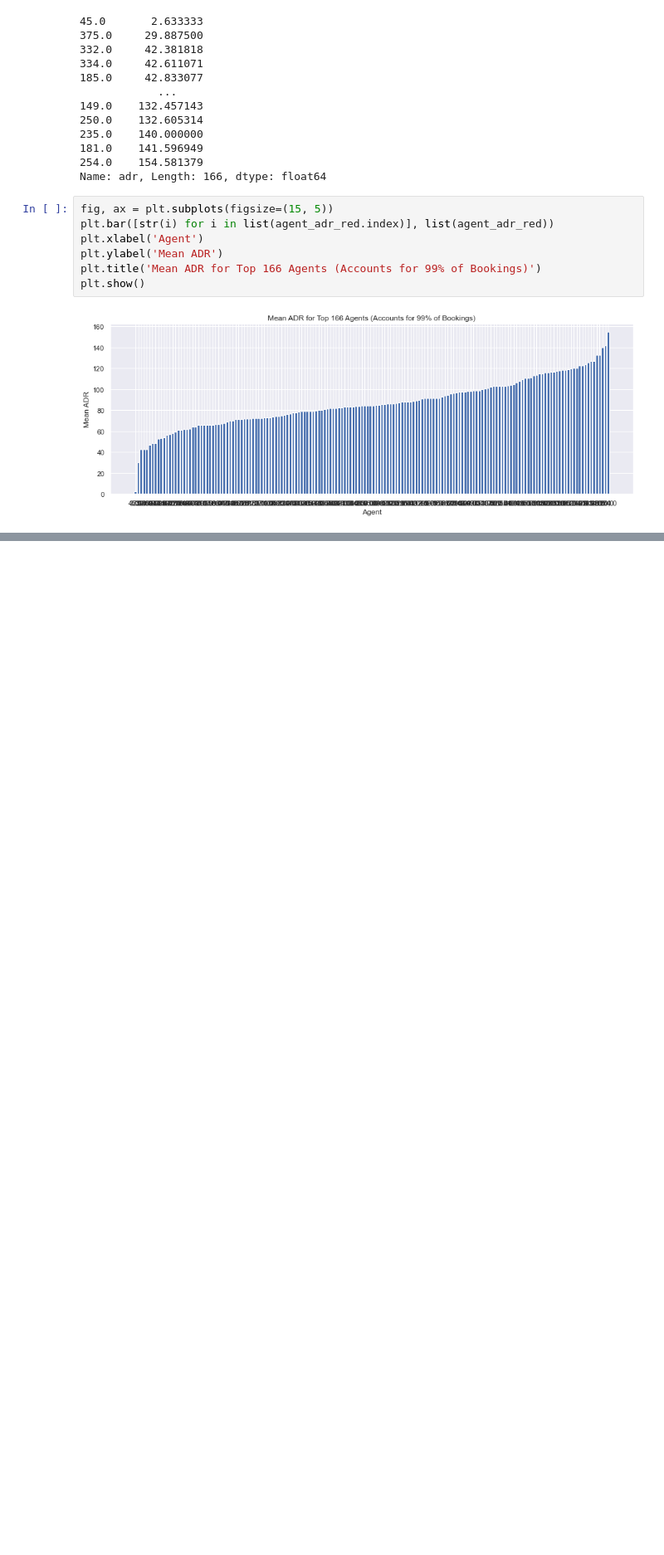
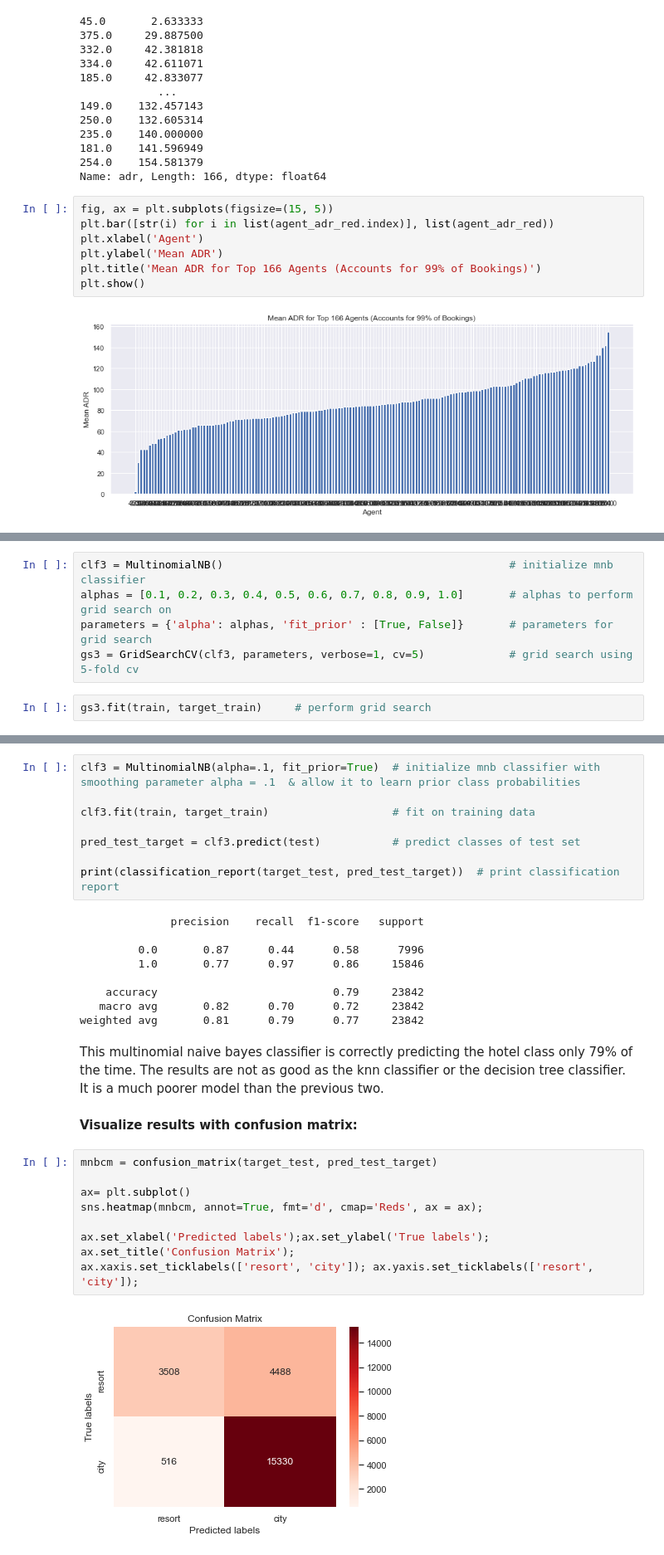
Before and after one commit to John-Rooney/DSC478_Group_Project, a Jupyter notebook: DSC 478 Final Project.ipynb, the cells around one changed output, grey strips where cells are left out. Shown: that part at 83% size. Cells and saved outputs as stored; diff of their text form; blank space fills up the shorter version.

```diff
--- a/DSC 478 Final Project.ipynb
+++ b/DSC 478 Final Project.ipynb
@@ -547,0 +641,7 @@ test.shape
+# %%
+clf3 = MultinomialNB()                                            # initialize mnb classifier
+alphas = [0.1, 0.2, 0.3, 0.4, 0.5, 0.6, 0.7, 0.8, 0.9, 1.0]       # alphas to perform grid search on
+parameters = {'alpha': alphas, 'fit_prior' : [True, False]}       # parameters for grid search
+gs3 = GridSearchCV(clf3, parameters, verbose=1, cv=5)             # grid search using 5-fold cv
+# %%
+gs3.fit(train, target_train)     # perform grid search
@@ -547,0 +669,32 @@ test.shape
+# %%
+clf3 = MultinomialNB(alpha=.1, fit_prior=True)  # initialize mnb classifier with smoothing parameter alpha = .1  & allow it to learn prior class probabilities
+
+clf3.fit(train, target_train)                   # fit on training data
+
+pred_test_target = clf3.predict(test)           # predict classes of test set
+
+print(classification_report(target_test, pred_test_target))  # print classification report
+# %% [output]
+              precision    recall  f1-score   support
+
+         0.0       0.87      0.44      0.58      7996
+         1.0       0.77      0.97      0.86     15846
+
+    accuracy                           0.79     23842
+   macro avg       0.82      0.70      0.72     23842
+weighted avg       0.81      0.79      0.77     23842
+# %% [markdown]
+This multinomial naive bayes classifier is correctly predicting the hotel class only 79% of the time.  The results are not as good as the knn classifier or the decision tree classifier.  It is a much poorer model than the previous two.
+# %% [markdown]
+__Visualize results with confusion matrix:__
+# %%
+mnbcm = confusion_matrix(target_test, pred_test_target)
+
+ax= plt.subplot()
+sns.heatmap(mnbcm, annot=True, fmt='d', cmap='Reds', ax = ax);
+
+ax.set_xlabel('Predicted labels');ax.set_ylabel('True labels');
+ax.set_title('Confusion Matrix');
+ax.xaxis.set_ticklabels(['resort', 'city']); ax.yaxis.set_ticklabels(['resort', 'city']);
+# %% [output]
+[figure, added]
```
Also changed, not shown: parts of 54 cells of this notebook.
